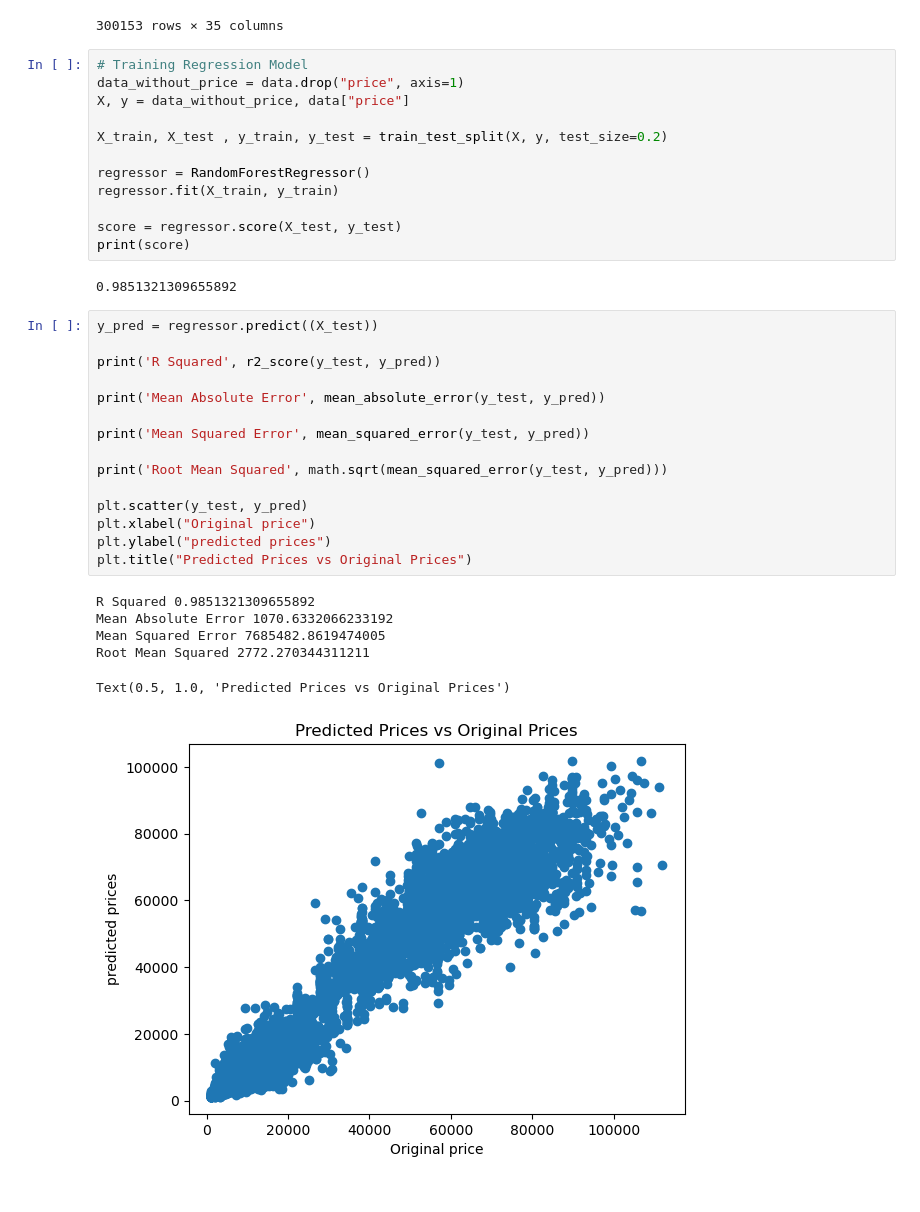
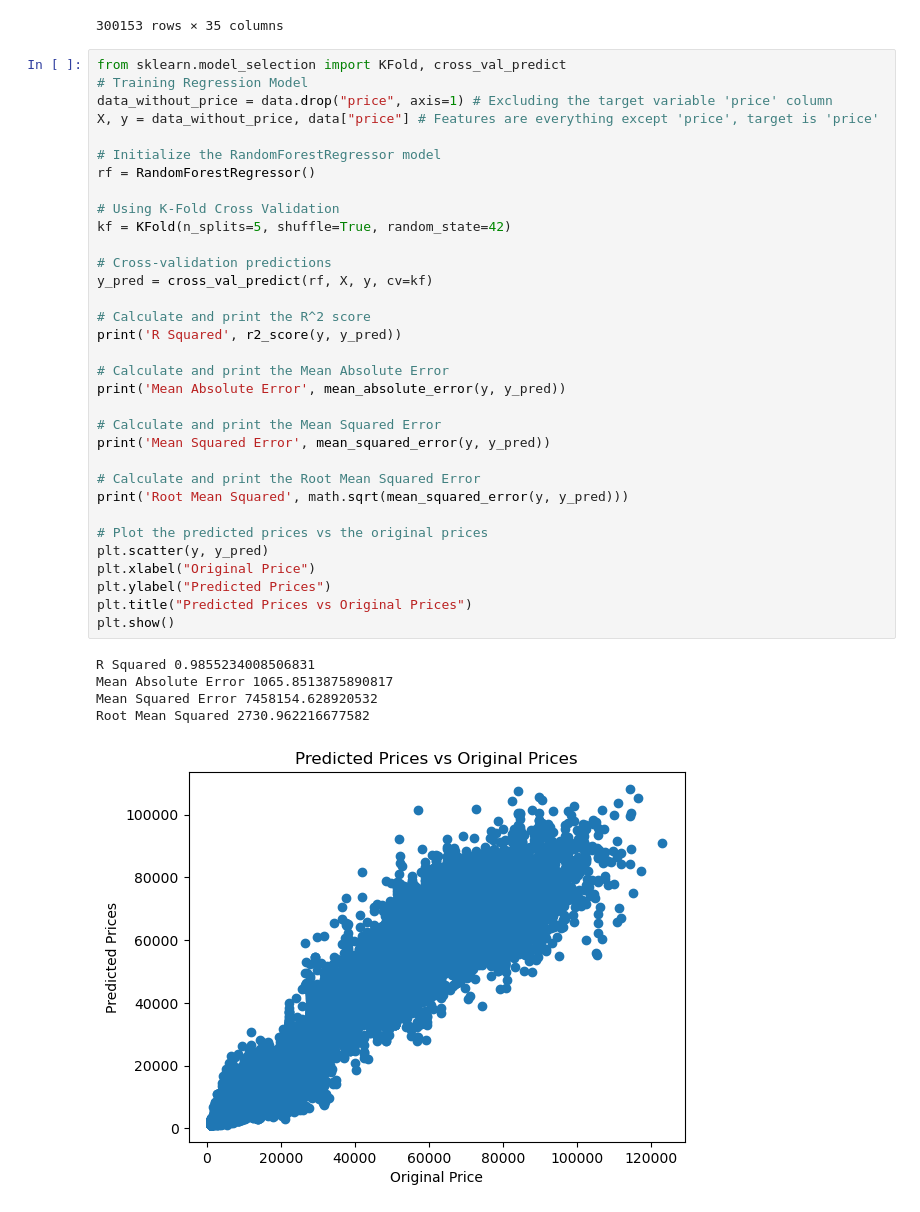
Before and after one commit to markos-sio/Python-Exploratory-Data-Analysis-Machine-Learning-Plotly-Random-Forest-Regressor-Price-Prediction, a Jupyter notebook: flight_prediction_jupyter.ipynb, the cells around one changed output. Cells and saved outputs as stored; diff of their text form.

Commit message:
using kfold and predicting a price for given new data

```diff
--- a/flight_prediction_jupyter.ipynb
+++ b/flight_prediction_jupyter.ipynb
@@ -174,38 +174,41 @@ display(data)
 | 300152 | 1 | 1 | 10.08 | 49 | 81585 | 0 | 1 | ... |
 300153 rows × 35 columns
 # %%
+from sklearn.model_selection import KFold, cross_val_predict
 # Training Regression Model
-data_without_price = data.drop("price", axis=1)
-X, y = data_without_price, data["price"]
+data_without_price = data.drop("price", axis=1) # Excluding the target variable 'price' column
+X, y = data_without_price, data["price"] # Features are everything except 'price', target is 'price'
 
-X_train, X_test , y_train, y_test = train_test_split(X, y, test_size=0.2)
+# Initialize the RandomForestRegressor model
+rf = RandomForestRegressor()
 
-regressor = RandomForestRegressor()
-regressor.fit(X_train, y_train)
+# Using K-Fold Cross Validation
+kf = KFold(n_splits=5, shuffle=True, random_state=42)
 
-score = regressor.score(X_test, y_test)
-print(score)
+# Cross-validation predictions
+y_pred = cross_val_predict(rf, X, y, cv=kf)
+
+# Calculate and print the R^2 score
+print('R Squared', r2_score(y, y_pred))
+
+# Calculate and print the Mean Absolute Error
+print('Mean Absolute Error', mean_absolute_error(y, y_pred))
+
+# Calculate and print the Mean Squared Error
+print('Mean Squared Error', mean_squared_error(y, y_pred))
+
+# Calculate and print the Root Mean Squared Error
+print('Root Mean Squared', math.sqrt(mean_squared_error(y, y_pred)))
+
+# Plot the predicted prices vs the original prices
+plt.scatter(y, y_pred)
+plt.xlabel("Original Price")
+plt.ylabel("Predicted Prices")
+plt.title("Predicted Prices vs Original Prices")
+plt.show()
 # %% [output]
-0.9851321309655892
+R Squared 0.9855234008506831
+Mean Absolute Error 1065.8513875890817
+Mean Squared Error 7458154.628920532
+Root Mean Squared 2730.962216677582
+[figure, added]
-# %%
-y_pred = regressor.predict((X_test))
-
-print('R Squared', r2_score(y_test, y_pred))
-
-print('Mean Absolute Error', mean_absolute_error(y_test, y_pred))
-
-print('Mean Squared Error', mean_squared_error(y_test, y_pred))
-
-print('Root Mean Squared', math.sqrt(mean_squared_error(y_test, y_pred)))
-
-plt.scatter(y_test, y_pred)
-plt.xlabel("Original price")
-plt.ylabel("predicted prices")
-plt.title("Predicted Prices vs Original Prices")
-# %% [output]
-R Squared 0.9851321309655892
-Mean Absolute Error 1070.6332066233192
-Mean Squared Error 7685482.8619474005
-Root Mean Squared 2772.270344311211
-Text(0.5, 1.0, 'Predicted Prices vs Original Prices')
-[figure, removed]
```
Also changed, not shown: parts of 3 cells of this notebook, 1 other file.
